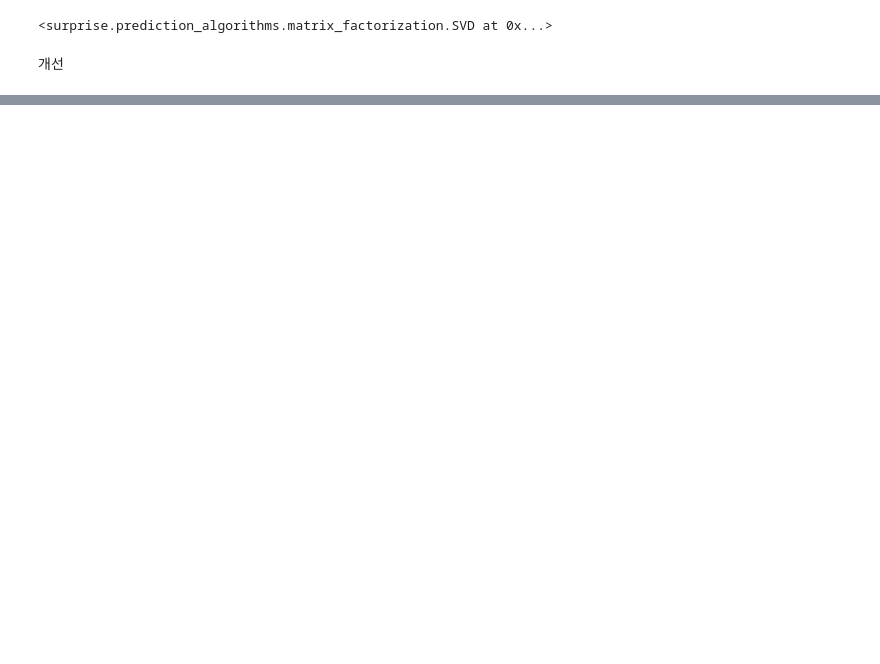
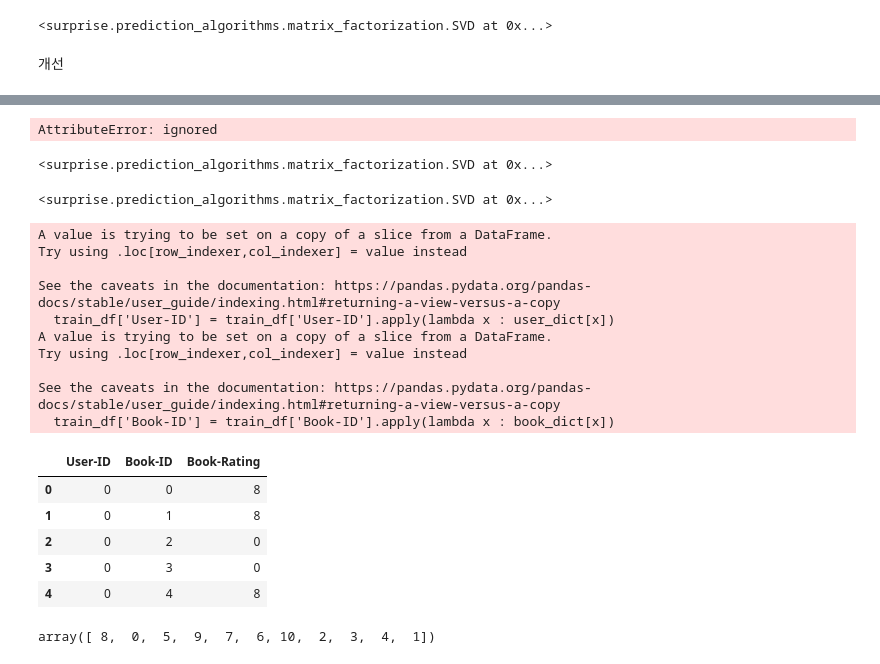
Before and after one commit to leekyuyoung20221226/python, a Jupyter notebook: 데이콘/제2회_코스포_x_데이콘_도서_추천_알고리즘_AI경진대회(채용_연계형).ipynb, the cells around one changed output, grey strips where cells are left out. Cells and saved outputs as stored; diff of their text form; code cells hidden in the pictures; blank space fills up the shorter version.

```diff
--- a/데이콘/제2회_코스포_x_데이콘_도서_추천_알고리즘_AI경진대회(채용_연계형).ipynb
+++ b/데이콘/제2회_코스포_x_데이콘_도서_추천_알고리즘_AI경진대회(채용_연계형).ipynb
@@ -90,0 +107,50 @@ gs.fit(train)
+# %%
+test = pd.read_csv('./test.csv')
+best_model_gs =  best_model['rmse']
+submit['Book-Rating'] = test.apply(lambda row: best_model_gs.predict(row['User-ID'], row['Book-ID']).est, axis=1)
+submit.to_csv('./baseline_submit_gridsearch.csv', index=False)
+# %% [output]
+AttributeError: ignored
+# %%
+model
+# %% [output]
+<surprise.prediction_algorithms.matrix_factorization.SVD at 0x...>
+# %%
+best_model['rmse']
+# %% [output]
+<surprise.prediction_algorithms.matrix_factorization.SVD at 0x...>
+# %%
+import pandas as pd
+import numpy as np
+# 재 도전
+train = pd.read_csv('./train.csv')
+test = pd.read_csv('./test.csv')
+train_df = train[['User-ID', 'Book-ID', 'Book-Rating']]
+
+# user_id 와 book_id를 숫자로 변환 - 고유한 값으로
+user_dict = {user_id: idx for idx , user_id in enumerate( train_df['User-ID'].unique())}
+book_dict = {book_id: idx for idx , book_id in enumerate( train_df['Book-ID'].unique())}
+train_df['User-ID'] = train_df['User-ID'].apply(lambda x : user_dict[x])
+train_df['Book-ID'] = train_df['Book-ID'].apply(lambda x : book_dict[x])
+train_df.head()
+# %% [output]
+A value is trying to be set on a copy of a slice from a DataFrame.
+Try using .loc[row_indexer,col_indexer] = value instead
+
+See the caveats in the documentation: https://pandas.pydata.org/pandas-docs/stable/user_guide/indexing.html#returning-a-view-versus-a-copy
+  train_df['User-ID'] = train_df['User-ID'].apply(lambda x : user_dict[x])
+A value is trying to be set on a copy of a slice from a DataFrame.
+Try using .loc[row_indexer,col_indexer] = value instead
+
+See the caveats in the documentation: https://pandas.pydata.org/pandas-docs/stable/user_guide/indexing.html#returning-a-view-versus-a-copy
+  train_df['Book-ID'] = train_df['Book-ID'].apply(lambda x : book_dict[x])
+|  | User-ID | Book-ID | Book-Rating |
+| 0 | 0 | 0 | 8 |
+| 1 | 0 | 1 | 8 |
+| 2 | 0 | 2 | 0 |
+| 3 | 0 | 3 | 0 |
+| 4 | 0 | 4 | 8 |
+# %%
+train_df['Book-Rating'].unique()
+# %% [output]
+array([ 8,  0,  5,  9,  7,  6, 10,  2,  3,  4,  1])
```
Also changed, not shown: parts of 14 cells of this notebook.
